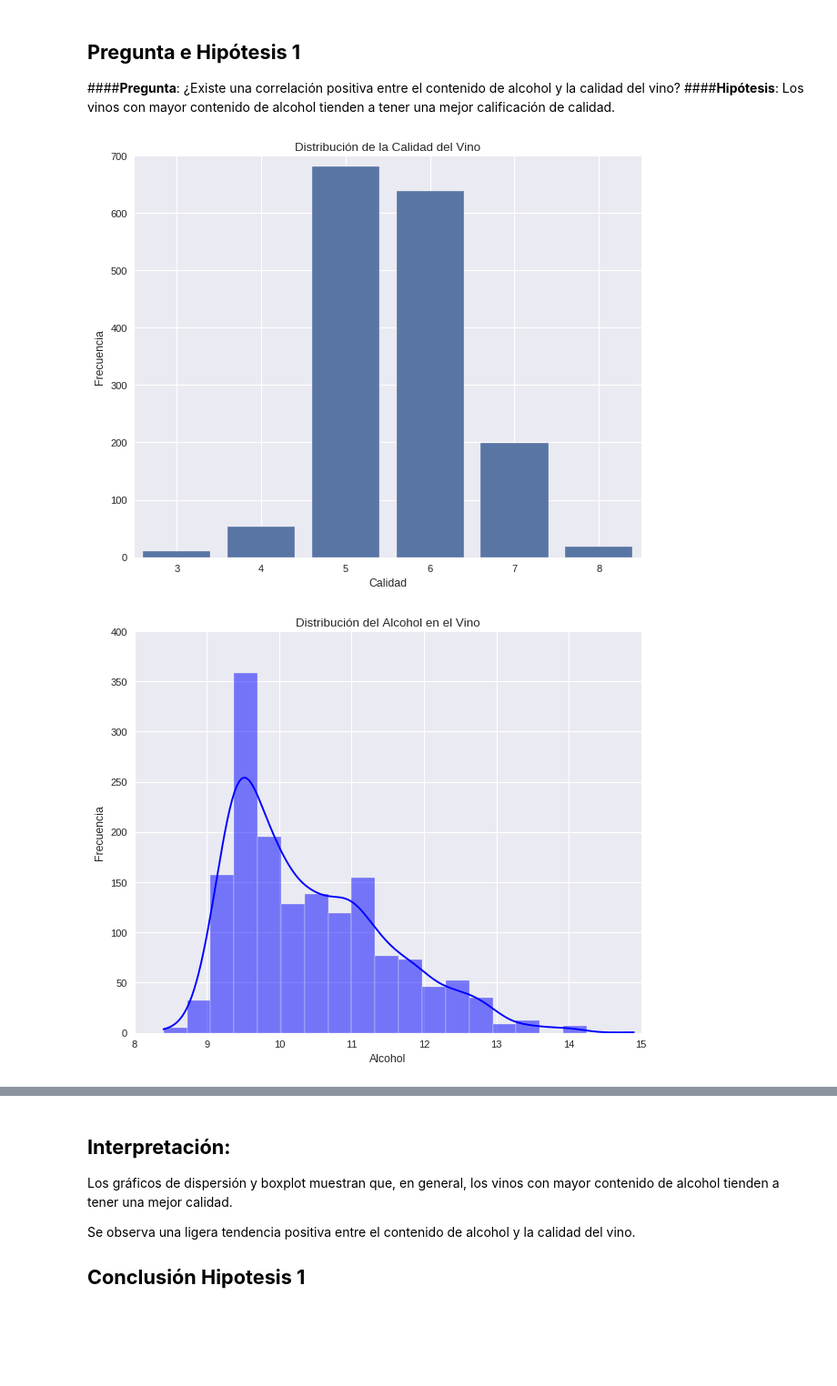
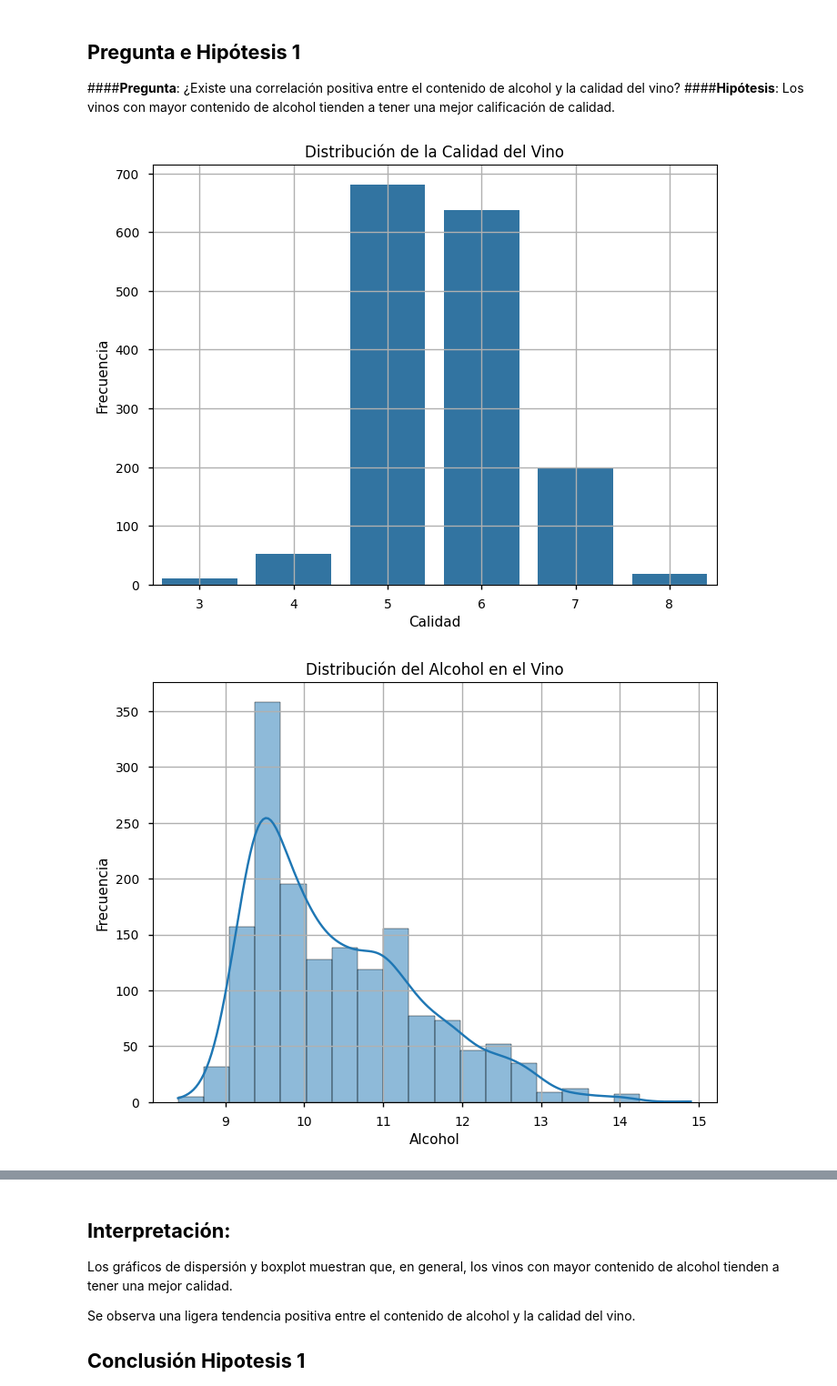
Before and after one commit to tdiego74/Clase_Data_Science_I_PBLC, a Jupyter notebook: PF_Data_SC_I.ipynb, the cells around one changed output, grey strips where cells are left out. Shown: that part at 91% size. Cells and saved outputs as stored; diff of their text form; code cells hidden in the pictures; blank space fills up the shorter version.

```diff
--- a/PF_Data_SC_I.ipynb
+++ b/PF_Data_SC_I.ipynb
@@ -169,8 +169,9 @@ df.describe()
 print(plt.style.available)
 # %% [output]
 ['Solarize_Light2', '_classic_test_patch', '_mpl-gallery', '_mpl-gallery-nogrid', 'bmh', 'classic', 'dark_background', 'fast', 'fivethirtyeight', 'ggplot', 'grayscale', 'seaborn-v0_8', 'seaborn-v0_8-b ...
-# %%
-mpl.style.use('_classic_test_patch')
+# %%
+plt.rcdefaults()
+mpl.style.use('seaborn-v0_8-notebook')
 # %% [markdown]
 ## **Pregunta e Hipótesis 1**
 ####**Pregunta**: ¿Existe una correlación positiva entre el contenido de alcohol y la calidad del vino?
@@ -184,18 +185,18 @@ ax.set_ylabel('Frecuencia')
 ax.grid(True)
 plt.show()
 # %% [output]
-[figure, old version]
+[figure, new version]
 # %%
 # Histograma del Alcohol (Univariado)
 plt.figure(figsize=(8, 6))
-sns.histplot(df['Alcohol'], bins=20, kde=True, color='blue')
+sns.histplot(df['Alcohol'], bins=20, kde=True)
 plt.title('Distribución del Alcohol en el Vino')
 plt.xlabel('Alcohol')
 plt.ylabel('Frecuencia')
 plt.grid(True)
 plt.show()
 # %% [output]
-[figure, old version]
+[figure, new version]
 # %%
 # Scatterplot: Relación entre Alcohol y Calidad del Vino (Bivariado)
 fig, ax = plt.subplots(figsize=(8, 6))
```
Also changed, not shown: parts of 8 cells of this notebook.
